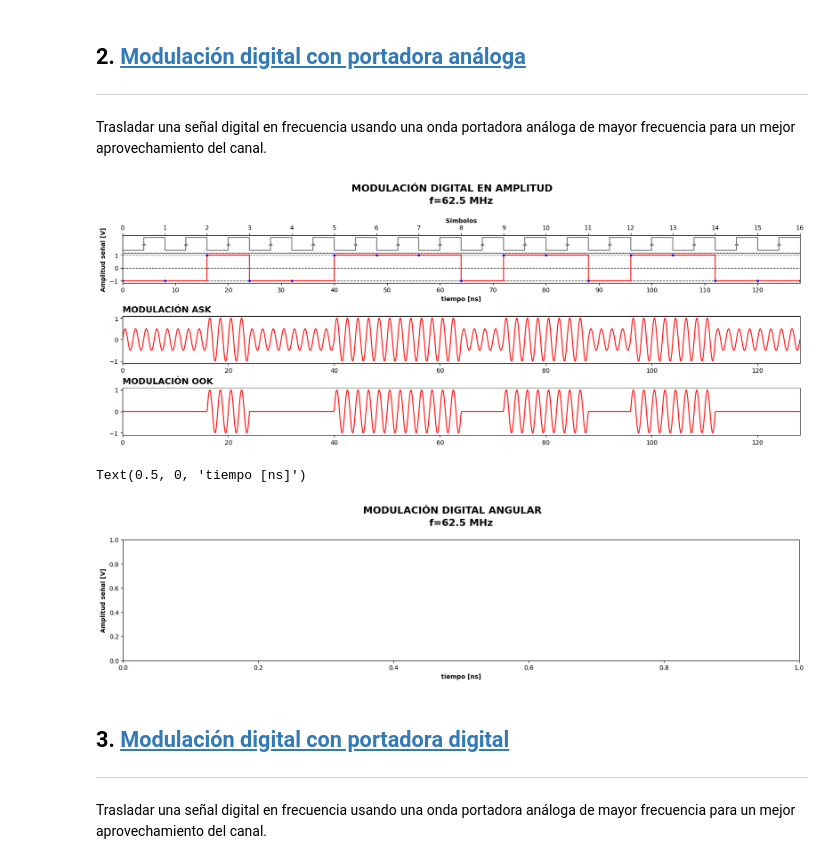
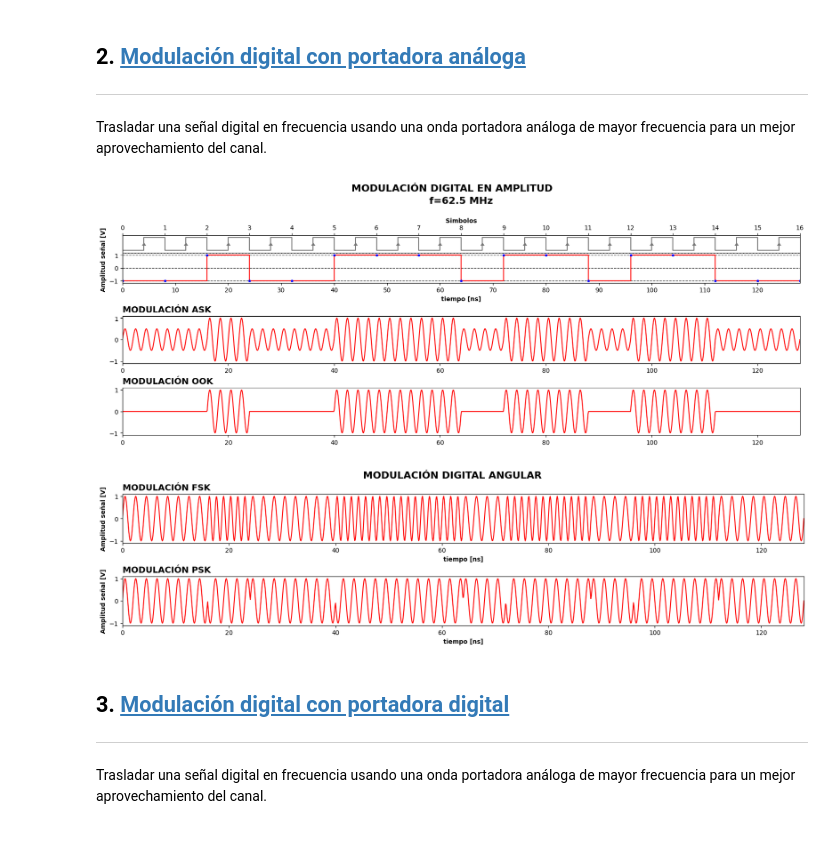
Before and after one commit to GiancarloBenavides/Telematics, a Jupyter notebook: 11-Comunicaciones/11.3_modulacion.ipynb, the cells around one changed output. Cells and saved outputs as stored; diff of their text form; code cells hidden in the pictures.

```diff
--- a/11-Comunicaciones/11.3_modulacion.ipynb
+++ b/11-Comunicaciones/11.3_modulacion.ipynb
@@ -363,7 +363,7 @@ ms = tiempo_de_señal*1e6
 
 # Gráfica
 # ----------------------------------------------------
-plt.figure(layout="constrained", figsize=(16, 6))
+plt.figure(num=1, layout="constrained", figsize=(16, 6))
 plt.subplot(311)
 plt.plot(tc, c, color="#777", drawstyle='steps-post')
 plt.axhline(y = 1.2, color = 'black', linewidth=1, linestyle = '-')
@@ -386,54 +386,53 @@ plt.xlim(tc.min(), tc.max())
 #plt.gca().xaxis.set_major_formatter(FormatStrFormatter('%2.0E'))
 
 # Textos en la gráfica
 plt.suptitle("Modulación digital en amplitud".upper(), fontsize=16, fontweight="bold")
 plt.title(f"f={ancho_de_banda/1e6:.1f} MHz\n", fontsize=16, fontweight="bold")
 plt.ylabel("Amplitud señal [V]", fontweight="bold")
 plt.xlabel("tiempo [ns]", fontweight="bold")
 
 # Escala de tiempo en micro-segundos
 ax2 = plt.twiny()
 ax2.plot([0, num_sym], [1.2, 1.2], color="gray", linewidth=1, linestyle='dashed')
 ax2.xaxis.tick_top()
 ax2.xaxis.set_label_position("top")
 ax2.set_xlabel("Simbolos", fontweight="bold")
 ax2.xaxis.set_major_locator(MultipleLocator(1))
 plt.xlim(0, num_sym)
 
 plt.subplot(312)
 plt.title("Modulación ASK".upper(), loc="left", fontsize=14, fontweight="bold")
 plt.plot(t, Sm1, color="red")
 plt.xlim(t.min(), t.max())
 
 plt.subplot(313)
 plt.title("Modulación OOK".upper(), loc="left", fontsize=14, fontweight="bold")
 plt.plot(t, Sm2, color="red")
 plt.xlim(t.min(), t.max())
 
 plt.show()
+
+plt.figure(num=2, layout="constrained", figsize=(16, 4))
+plt.suptitle("Modulación digital Angular".upper(), fontsize=16, fontweight="bold")
+
+plt.subplot(211)
+plt.title("Modulación FSK".upper(), loc="left", fontsize=14, fontweight="bold")
+plt.ylabel("Amplitud señal [V]", fontweight="bold")
+plt.xlabel("tiempo [ns]", fontweight="bold")
+plt.plot(t, Sm3, color="red")
+plt.xlim(t.min(), t.max())
+
+plt.subplot(212)
+plt.title("Modulación PSK".upper(), loc="left", fontsize=14, fontweight="bold")
+plt.ylabel("Amplitud señal [V]", fontweight="bold")
+plt.xlabel("tiempo [ns]", fontweight="bold")
+plt.plot(t, Sm4, color="red")
+plt.xlim(t.min(), t.max())
+
+plt.show()
 # %% [output]
 [figure]
+[figure, added]
-# %%
-plt.figure(layout="constrained", figsize=(16, 4))
-
-# Textos en la gráfica
-plt.suptitle("Modulación digital Angular".upper(), fontsize=16, fontweight="bold")
-plt.title(f"f={ancho_de_banda/1e6:.1f} MHz\n", fontsize=16, fontweight="bold")
-plt.ylabel("Amplitud señal [V]", fontweight="bold")
-plt.xlabel("tiempo [ns]", fontweight="bold")
-
-plt.subplot(211)
-plt.title("Modulación FSK".upper(), loc="left", fontsize=14, fontweight="bold")
-plt.plot(t, Sm3, color="red")
-plt.xlim(t.min(), t.max())
-
-plt.subplot(212)
-plt.title("Modulación PSK".upper(), loc="left", fontsize=14, fontweight="bold")
-plt.plot(t, Sm4, color="red")
-plt.xlim(t.min(), t.max())
-# %% [output]
-Text(0.5, 0, 'tiempo [ns]')
-[figure, removed]
 # %% [markdown]
 ## 3. [Modulación digital con portadora digital](#agenda)
 ---
```
Also changed, not shown: parts of 1 cell of this notebook.
